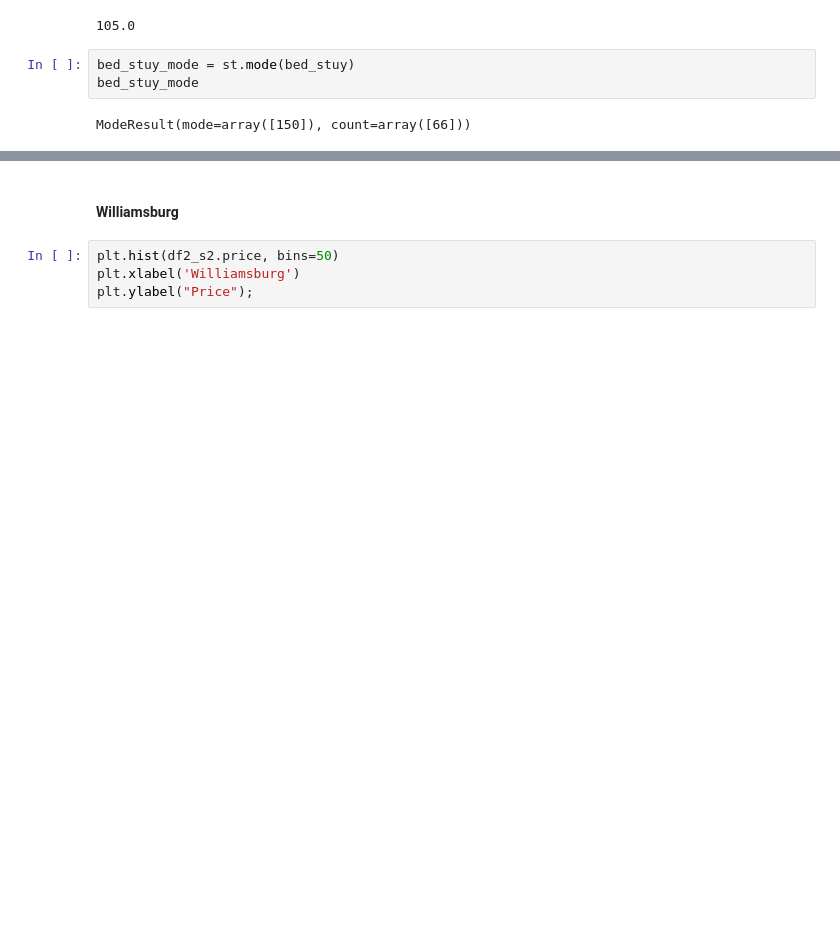
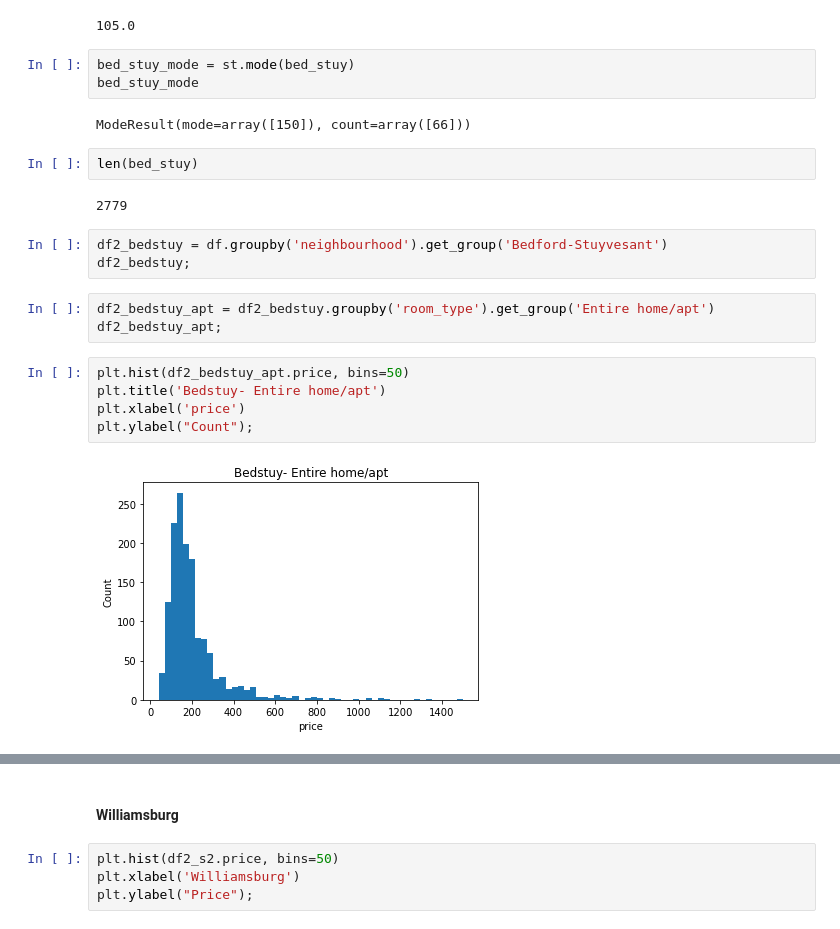
Before and after one commit to Naren1610/IST5520GrpProj, a Jupyter notebook: Milestone3_v1.ipynb, the cells around one changed output, grey strips where cells are left out. Saved outputs shown, nothing was run; the diff lists cells and outputs as text; blank space fills up the shorter version.

```diff
--- a/Milestone3_v1.ipynb
+++ b/Milestone3_v1.ipynb
@@ -227,3 +227,20 @@ bed_stuy_mode = st.mode(bed_stuy)
 bed_stuy_mode
 # %% [output]
 ModeResult(mode=array([150]), count=array([66]))
+# %%
+len(bed_stuy)
+# %% [output]
+2779
+# %%
+df2_bedstuy = df.groupby('neighbourhood').get_group('Bedford-Stuyvesant')
+df2_bedstuy;
+# %%
+df2_bedstuy_apt = df2_bedstuy.groupby('room_type').get_group('Entire home/apt')
+df2_bedstuy_apt;
+# %%
+plt.hist(df2_bedstuy_apt.price, bins=50)
+plt.title('Bedstuy- Entire home/apt')
+plt.xlabel('price')
+plt.ylabel("Count");
+# %% [output]
+[figure, added]
```
Also changed, not shown: parts of 5 cells of this notebook.
